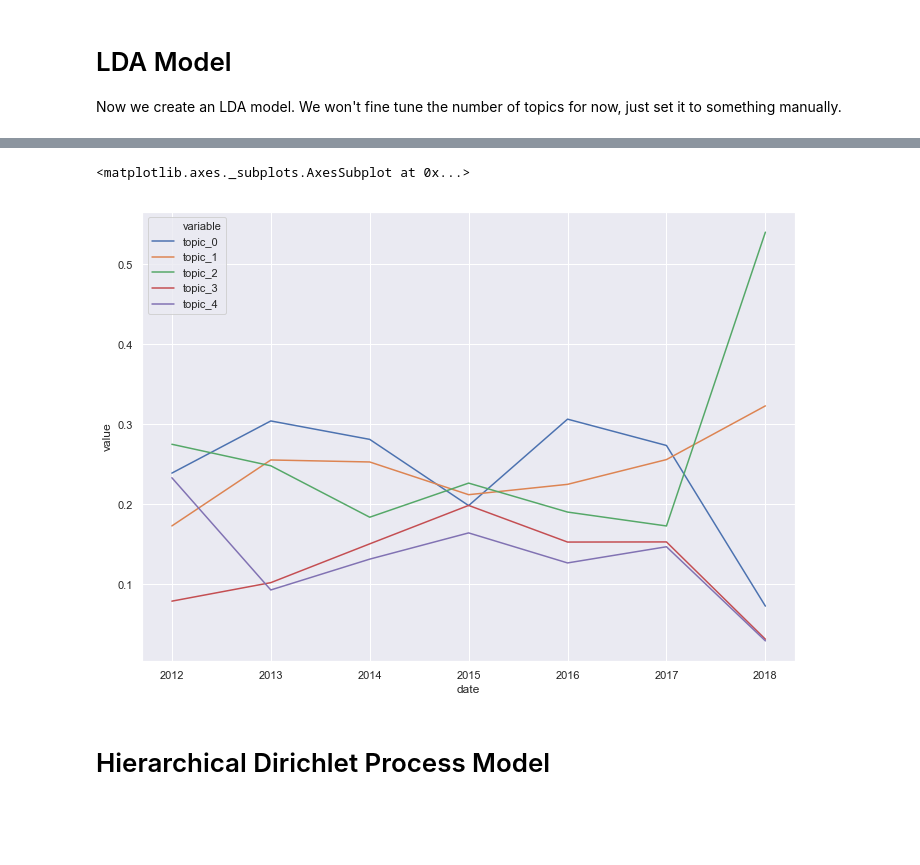
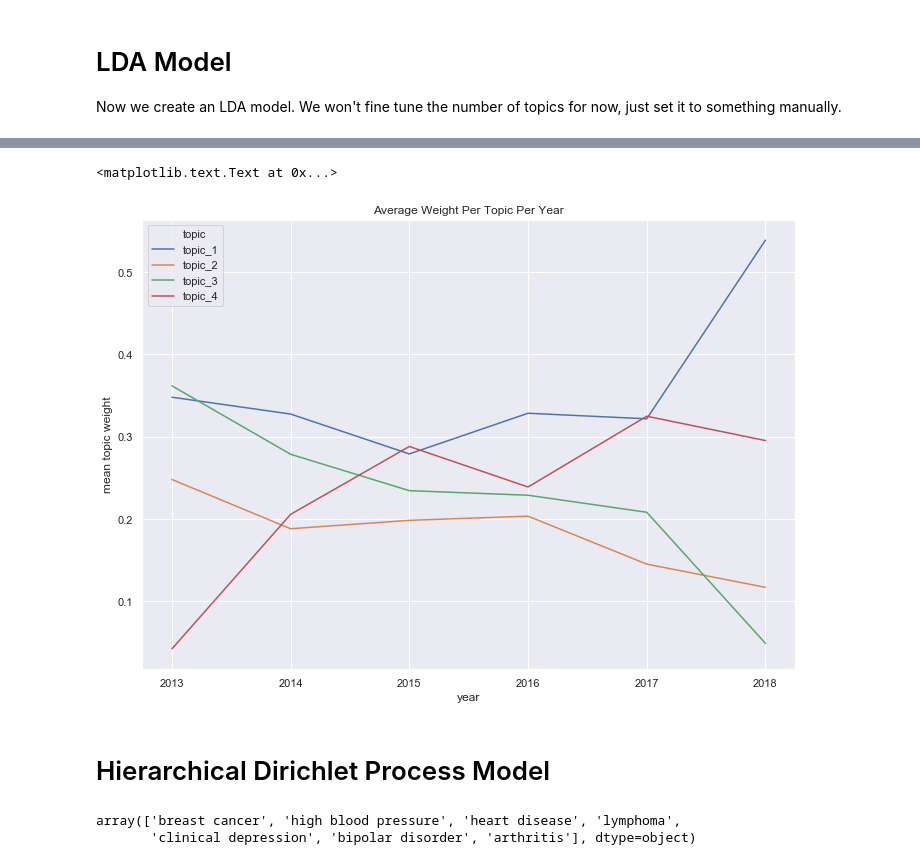
Before and after one commit to methoddatascience/Ara, a Jupyter notebook: Client Project 1/JupyterNotebooks/Research_Time_Trends.ipynb, the cells around one changed output, grey strips where cells are left out. Saved outputs shown, nothing was run; the diff lists cells and outputs as text; code cells hidden in the pictures; blank space fills up the shorter version.

```diff
--- a/Client Project 1/JupyterNotebooks/Research_Time_Trends.ipynb
+++ b/Client Project 1/JupyterNotebooks/Research_Time_Trends.ipynb
@@ -98,6 +100,6 @@ corpus = documents['bow_doc']
 # LDA Model
 Now we create an LDA model. We won't fine tune the number of topics for now, just set it to something manually.
 # %%
-num_topics = 5
-lda = LdaModel(corpus=corpus,id2word=dictionary, num_topics=num_topics, random_state=137)
+num_topics = 4
+lda = LdaModel(corpus=corpus,id2word=dictionary, num_topics=num_topics, iterations=200, eta='auto',eval_every=1, passes=5, random_state=137)
 # %%
@@ -116,7 +112,7 @@ pyLDAvis.display(vis_data)
 # %% [output]
 [interactive output not drawn]
 # %%
-topic_weights = pd.DataFrame({'date' : documents.Date })
+topic_weights = pd.DataFrame({'year' : documents.Date })
 
 for topic_index in range(num_topics):
-    topic_weights['topic_'+str(topic_index)] = documents['tokenized_docs'].map(lambda x: lda.get_document_topics(dictionary.doc2bow(x), minimum_probability=0.0)[topic_index][1])
+    topic_weights['topic_'+str(topic_index+1)] = documents['tokenized_docs'].map(lambda x: lda.get_document_topics(dictionary.doc2bow(x), minimum_probability=0.0)[topic_index][1])
@@ -125,12 +119,25 @@ mean_topic_weights = topic_weights.groupby(topic_weights.date).mean()
+# %%
+mean_topic_weights = topic_weights.groupby(topic_weights.year).mean()
+#Need both lines, not sure why >.<
+mean_topic_weights = topic_weights.groupby(topic_weights.year).mean()
 # %%
 mean_topic_weights = mean_topic_weights.reset_index()
 # %%
-tidy_weights = pd.melt(mean_topic_weights, id_vars=['date'], value_vars=list(mean_topic_weights.columns.values)[1:])
+tidy_weights = pd.melt(mean_topic_weights, id_vars=['year'],\
+                       value_vars=list(mean_topic_weights.columns.values)[1:],\
+                       var_name='topic',
+                       value_name='mean topic weight')
 # %%
 sns.set(rc={'figure.figsize':(11.7,8.27)})
-sns.lineplot(x="date", y="value", hue="variable", data=tidy_weights)
+sns.lineplot(x="year", y="mean topic weight", hue="topic", data=tidy_weights.loc[tidy_weights['year']>=2000 ] )\
+.set_title("Average Weight Per Topic Per Year")
 # %% [output]
-<matplotlib.axes._subplots.AxesSubplot at 0x...>
+<matplotlib.text.Text at 0x...>
-[figure, old version]
+[figure, new version]
 # %% [markdown]
 # Hierarchical Dirichlet Process Model
+# %%
+data['disease'].unique()
+# %% [output]
+array(['breast cancer', 'high blood pressure', 'heart disease', 'lymphoma',
+       'clinical depression', 'bipolar disorder', 'arthritis'], dtype=object)
```
Also changed, not shown: parts of 6 cells of this notebook.
